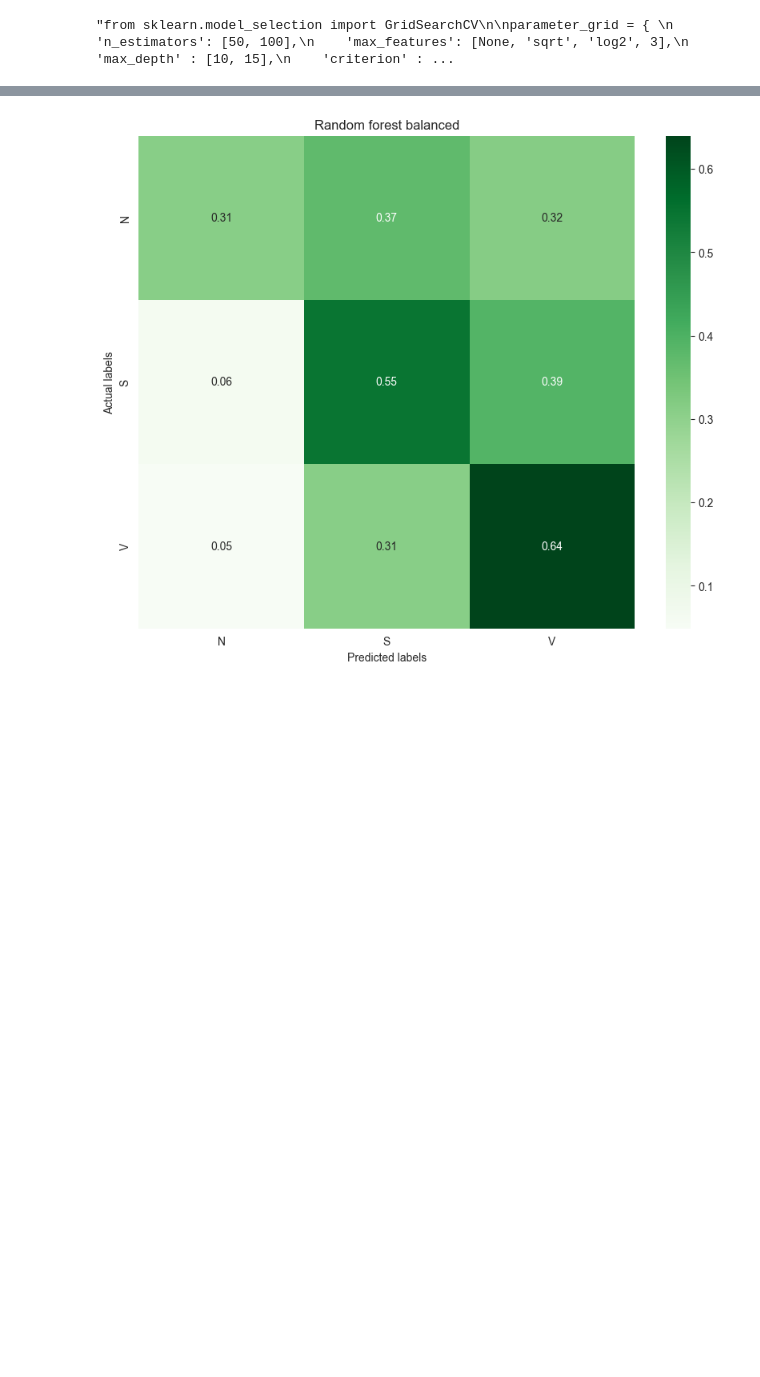
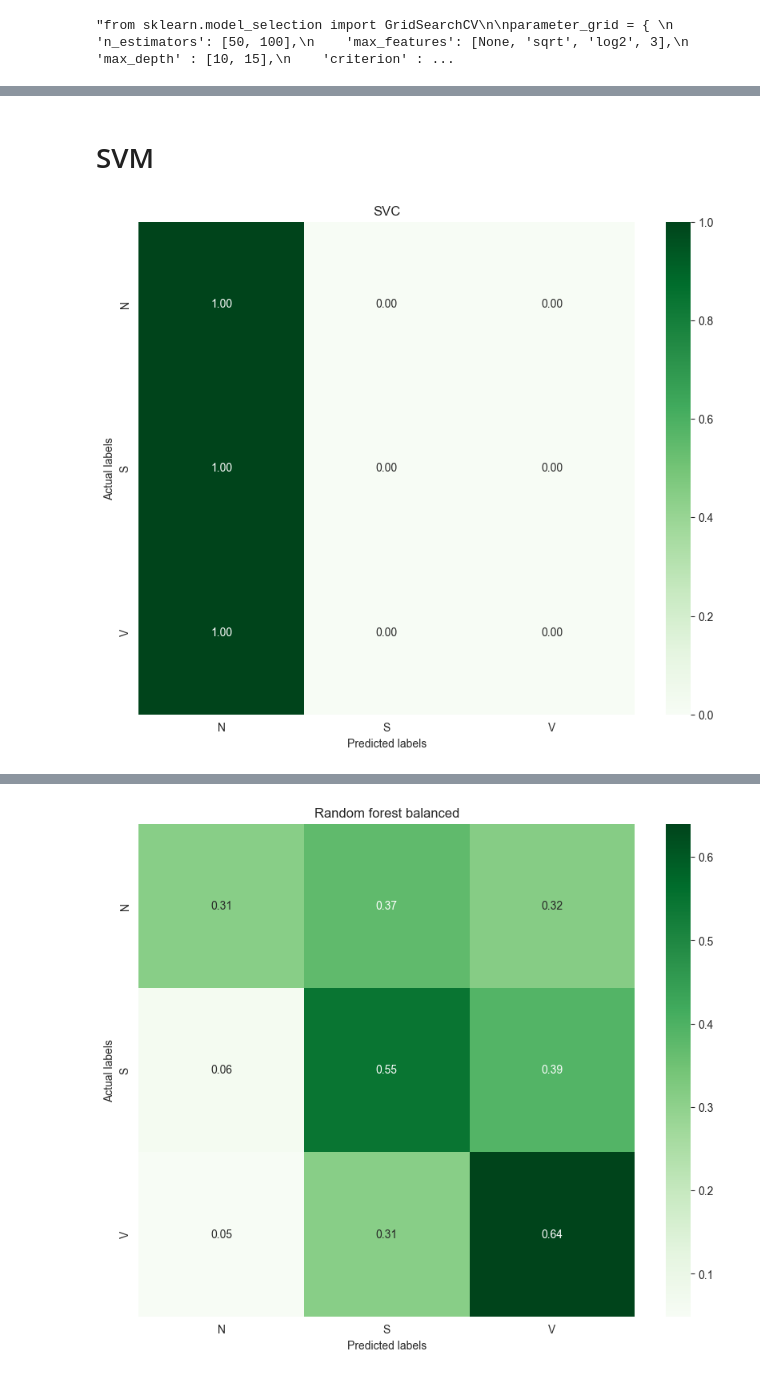
Before and after one commit to eleonora11sala/AI-project, a Jupyter notebook: ExperimentalModel.ipynb, the cells around one changed output, grey strips where cells are left out. Drawn from its saved outputs; the diff is of its cells as text; code cells hidden in the pictures; blank space fills up the shorter version.

```diff
--- a/ExperimentalModel.ipynb
+++ b/ExperimentalModel.ipynb
@@ -9,7 +9,7 @@ import seaborn as sns
 # %% [markdown]
 # Load Data
 # %%
-folder_path = u'C:/Users/cricr/PycharmProjects/AI-project/features/128'
+folder_path = u'C:/Users/user/Desktop/AI-project/features/128'
 
 # List all files in the folder
 file_names = [file for file in os.listdir(folder_path) if file.endswith('_128.csv')]
@@ -24,7 +24,7 @@ for file_name in file_names:
     all_data_list.append(data)
     all_data = pd.concat([all_data, data], ignore_index=True)
 # %%
-folder_path = u'C:/Users/cricr/PycharmProjects/AI-project/features/250'
+folder_path = u'C:/Users/user/Desktop/AI-project/features/250'
 
 # List all files in the folder
 file_names = [file for file in os.listdir(folder_path) if file.endswith('_250.csv')]
@@ -48,8 +48,8 @@ for data in all_data_list:
 # Drop positions columns
 # %%
 #drop the columns which contain positional info
-for i in range(len(all_data_list)):
-    all_data_list[i] = all_data_list[i].drop(['peak_pos', 'onset', 'diastolic_notch'], axis=1)
+#for i in range(len(all_data_list)):
+#    all_data_list[i] = all_data_list[i].drop(['peak_pos', 'onset', 'diastolic_notch'], axis=1)
 # %%
 all_data_list[0]
 # %% [output]
@@ -442,0 +290,15 @@ print(clf.best_score_)
+# %% [markdown]
+# SVM
+# %%
+from sklearn.svm import SVC
+clf = SVC(kernel='linear')
+
+# fitting x samples and y classes
+clf.fit(X_train, y_train)
+
+y_pred = clf.predict(X_test)
+
+one_hot_encoded_pred = pd.get_dummies(y_pred, columns=['0'])
+model_evaluation(one_hot_encoded_pred, "SVC")
+# %% [output]
+[figure, added]
```
Also changed, not shown: parts of 22 cells of this notebook.
